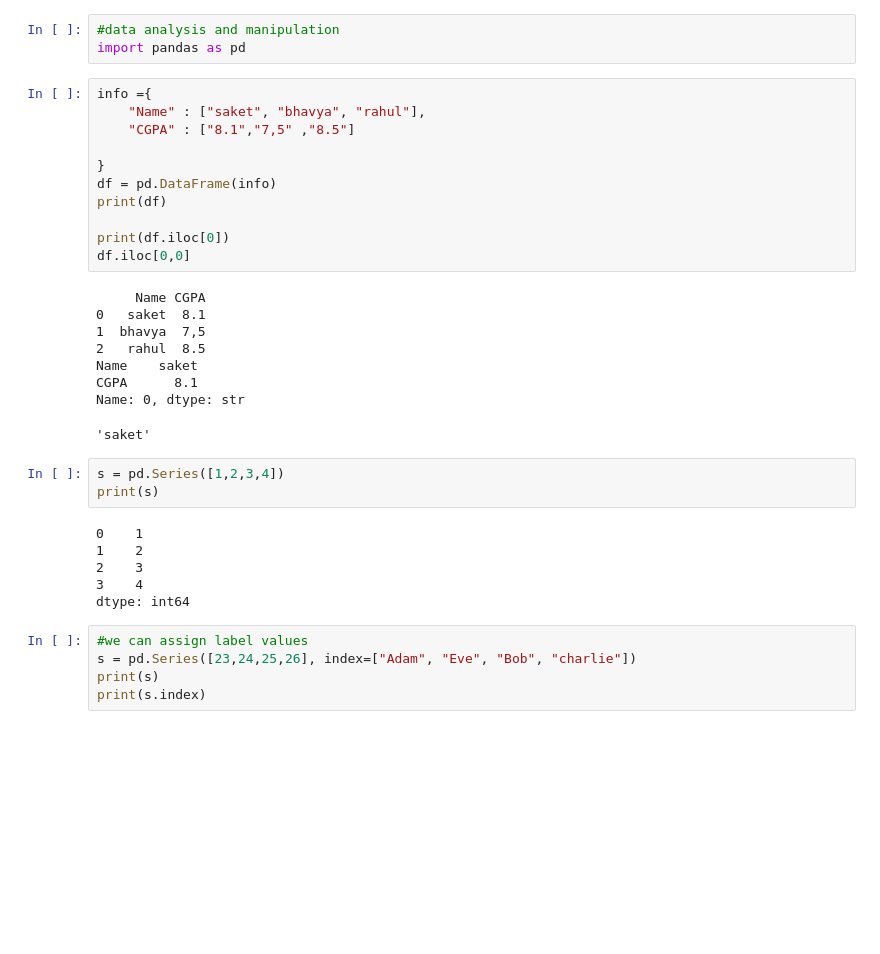
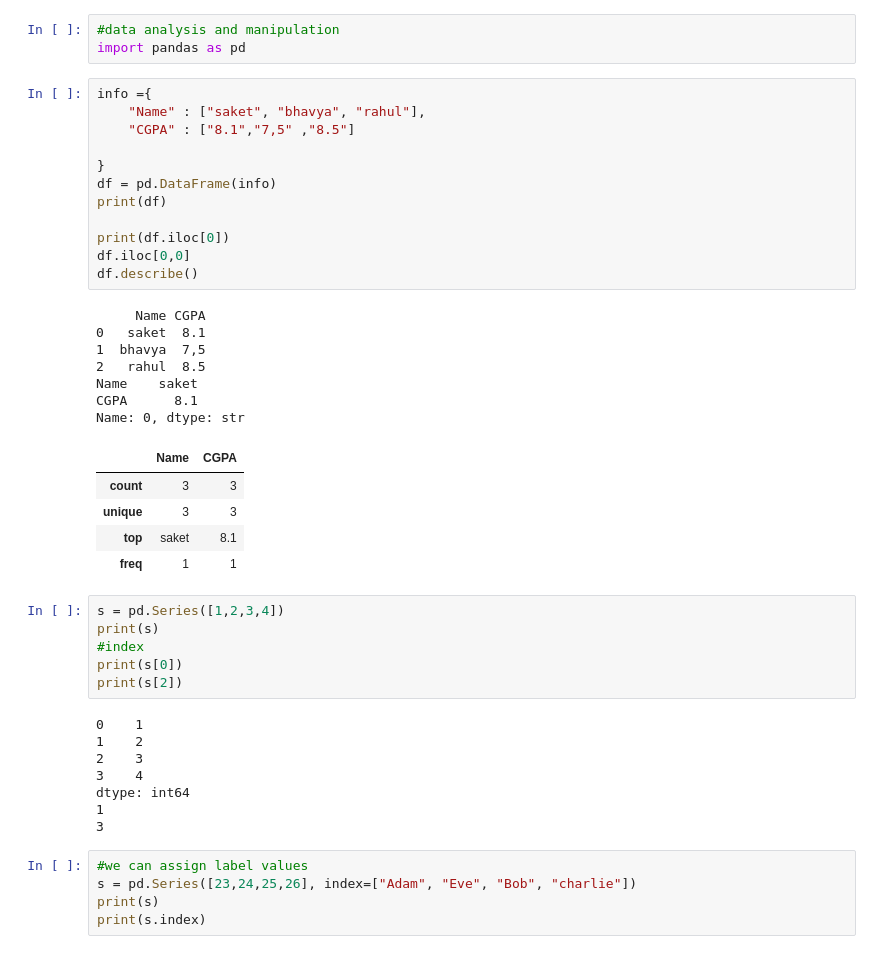
Before and after one commit to Saketbishnu/AI-ML-Journey, a Jupyter notebook: Pandas/pandas.ipynb, the cells around one changed output. Drawn from its saved outputs; the diff is of its cells as text; blank space fills up the shorter version.

```diff
--- a/Pandas/pandas.ipynb
+++ b/Pandas/pandas.ipynb
@@ -4,32 +4,42 @@ import pandas as pd
 # %%
 info ={
     "Name" : ["saket", "bhavya", "rahul"],
     "CGPA" : ["8.1","7,5" ,"8.5"]
 
 }
 df = pd.DataFrame(info)
 print(df)
 
 print(df.iloc[0])
 df.iloc[0,0]
+df.describe()
 # %% [output]
      Name CGPA
 0   saket  8.1
 1  bhavya  7,5
 2   rahul  8.5
 Name    saket
 CGPA      8.1
 Name: 0, dtype: str
-'saket'
+|  | Name | CGPA |
+| count | 3 | 3 |
+| unique | 3 | 3 |
+| top | saket | 8.1 |
+| freq | 1 | 1 |
 # %%
 s = pd.Series([1,2,3,4])
 print(s)
+#index
+print(s[0])
+print(s[2])
 # %% [output]
 0    1
 1    2
 2    3
 3    4
 dtype: int64
+1
+3
 # %%
 #we can assign label values
 s = pd.Series([23,24,25,26], index=["Adam", "Eve", "Bob", "charlie"])
```
Also changed, not shown: 9 other files.
